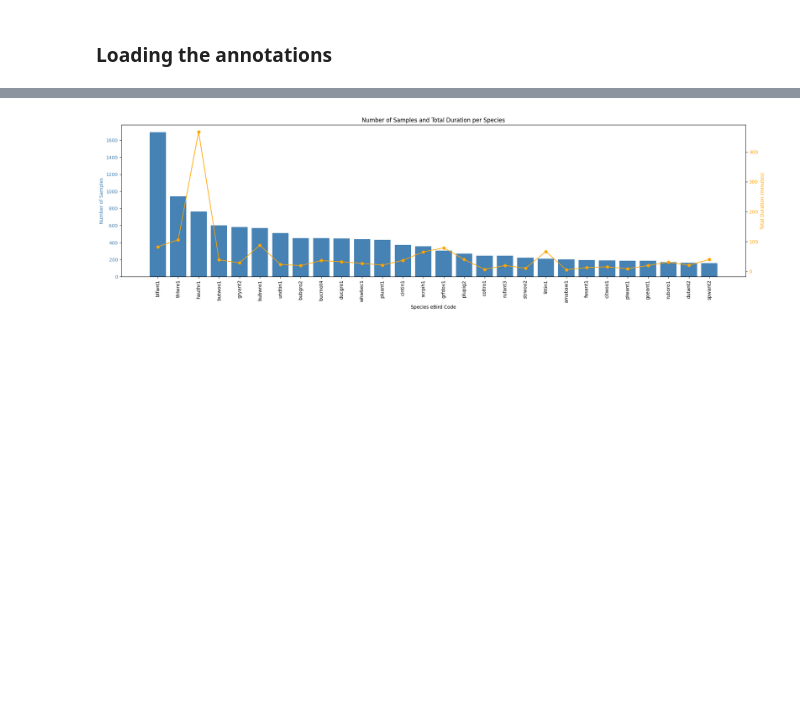
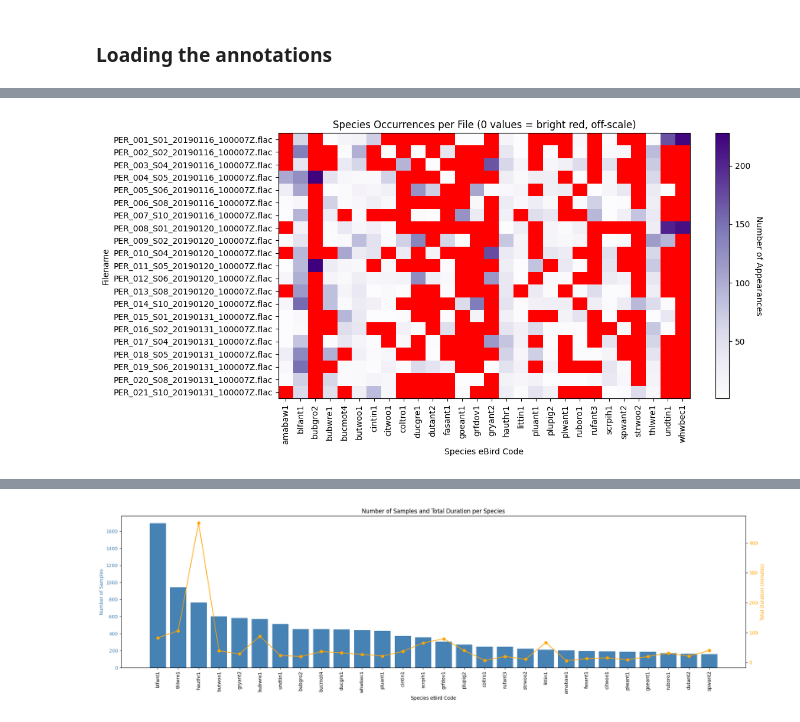
Before and after one commit to WioN780/orniwatch_dp_project, a Jupyter notebook: data_review.ipynb, the cells around one changed output, grey strips where cells are left out. Saved outputs shown, nothing was run; the diff lists cells and outputs as text; code cells hidden in the pictures; blank space fills up the shorter version.

```diff
--- a/data_review.ipynb
+++ b/data_review.ipynb
@@ -28,3 +28,48 @@ annotations.head(10)
 | 9 | PER_001_S01_20190116_100007Z.flac | 426.1 | 429.7 | 1459 | 2221 | blfant1 |
 | 10 | PER_001_S01_20190116_100007Z.flac | 431.6 | 435.9 | 1459 | 2416 | grasal3 |
 | 11 | PER_001_S01_20190116_100007Z.flac | 440.7 | 444.5 | 1239 | 2423 | grasal3 |
+# %%
+species_counts = annotations["Species eBird Code"].value_counts()
+
+selected_species = species_counts[species_counts >= 150].index
+
+filtered_df = annotations[annotations["Species eBird Code"].isin(selected_species)]
+
+counts = (
+    filtered_df.groupby(["Filename", "Species eBird Code"])
+    .size()
+    .unstack(fill_value=0)
+)
+
+import matplotlib.pyplot as plt
+import numpy as np
+import matplotlib.colors as mcolors
+
+data = counts.values
+
+zero_mask = (data == 0).astype(float)
+
+plt.figure(figsize=(12, 6))
+
+plt.imshow(zero_mask, cmap=mcolors.ListedColormap(['white', 'red']),
+           aspect='auto', interpolation='none')
+
+masked_data = np.ma.masked_where(data == 0, data)
+
+plt.imshow(masked_data, cmap='Purples', aspect='auto',
+           interpolation='none', norm=mcolors.Normalize(vmin=1, vmax=data.max()))
+
+plt.title("Species Occurrences per File (0 values = bright red, off-scale)")
+plt.xlabel("Species eBird Code")
+plt.ylabel("Filename")
+
+plt.xticks(np.arange(len(counts.columns)), counts.columns, rotation=90)
+plt.yticks(np.arange(len(counts.index)), counts.index)
+
+cbar = plt.colorbar(label="Number of Appearances (nonzero only)")
+cbar.ax.set_ylabel("Number of Appearances", rotation=270, labelpad=15)
+
+plt.tight_layout()
+plt.show()
+# %% [output]
+[figure, added]
```
Also changed, not shown: parts of 3 cells of this notebook.
